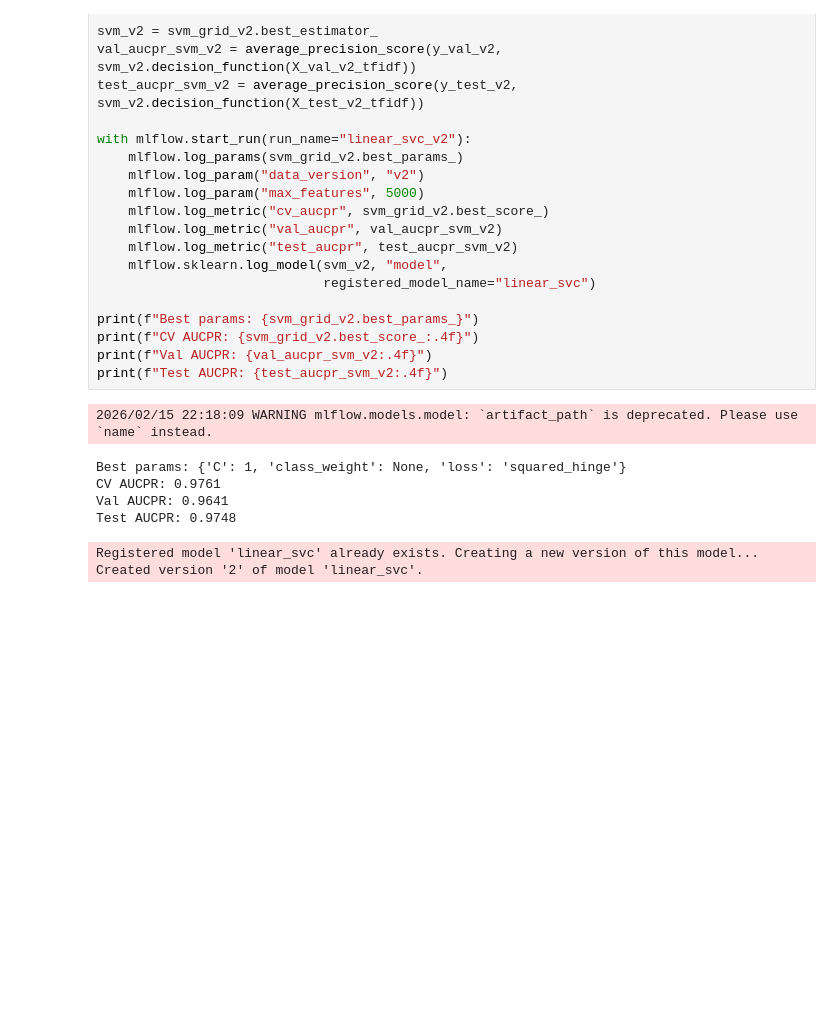
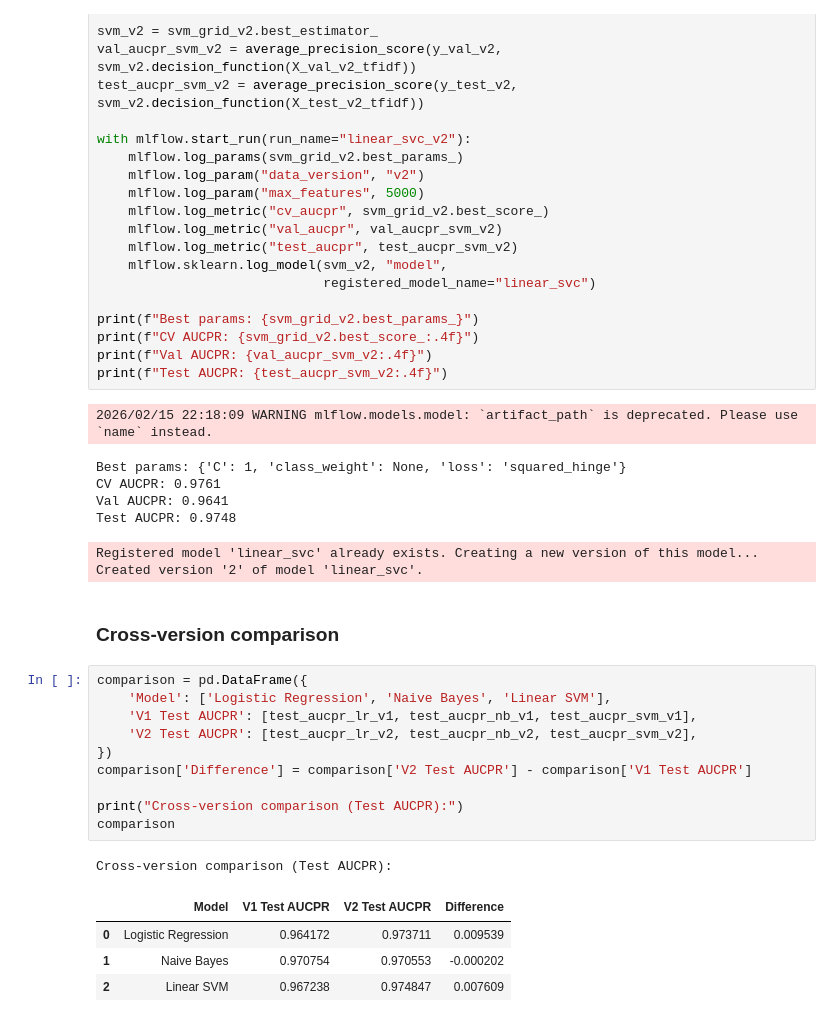
Before and after one commit to jss-1/AppliedMachineLearning, a Jupyter notebook: Assignment-02/train.ipynb, the cells around one changed output. Saved outputs shown, nothing was run; the diff lists cells and outputs as text; blank space fills up the shorter version.

```diff
--- a/Assignment-02/train.ipynb
+++ b/Assignment-02/train.ipynb
@@ -355,3 +355,21 @@ Val AUCPR: 0.9641
 Test AUCPR: 0.9748
 Registered model 'linear_svc' already exists. Creating a new version of this model...
 Created version '2' of model 'linear_svc'.
+# %% [markdown]
+### Cross-version comparison
+# %%
+comparison = pd.DataFrame({
+    'Model': ['Logistic Regression', 'Naive Bayes', 'Linear SVM'],
+    'V1 Test AUCPR': [test_aucpr_lr_v1, test_aucpr_nb_v1, test_aucpr_svm_v1],
+    'V2 Test AUCPR': [test_aucpr_lr_v2, test_aucpr_nb_v2, test_aucpr_svm_v2],
+})
+comparison['Difference'] = comparison['V2 Test AUCPR'] - comparison['V1 Test AUCPR']
+
+print("Cross-version comparison (Test AUCPR):")
+comparison
+# %% [output]
+Cross-version comparison (Test AUCPR):
+|  | Model | V1 Test AUCPR | V2 Test AUCPR | Difference |
+| 0 | Logistic Regression | 0.964172 | 0.973711 | 0.009539 |
+| 1 | Naive Bayes | 0.970754 | 0.970553 | -0.000202 |
+| 2 | Linear SVM | 0.967238 | 0.974847 | 0.007609 |
```
Also changed, not shown: parts of 12 cells of this notebook.
